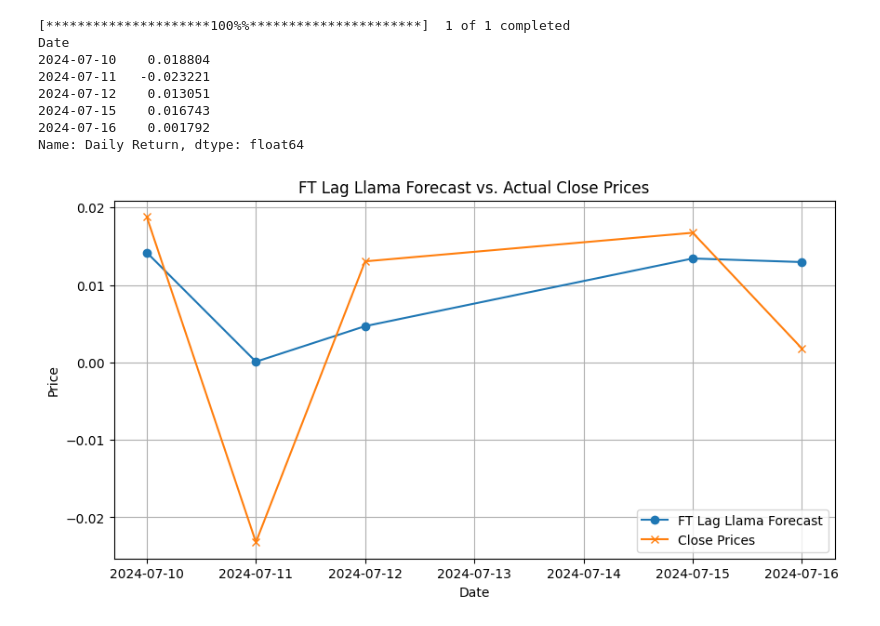
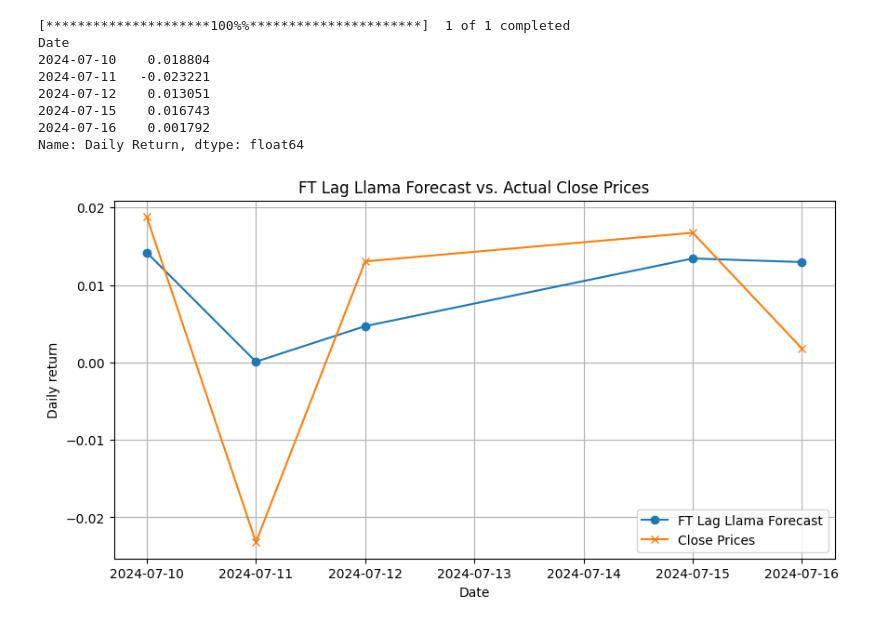
Before and after one commit to filip-topic/Time-Series-Foundation-Models-in-Financial-time-series-prediction, a Jupyter notebook: notebook.ipynb, the cells around one changed output. Drawn from its saved outputs; the diff is of its cells as text; code cells hidden in the pictures.

```diff
--- a/notebook.ipynb
+++ b/notebook.ipynb
@@ -436,5 +192,5 @@ fine_tune_data = lag_llama.prepare_data(simple_data, 0, "daily")
 # %%
-predictor = estimator.train(fine_tune_data, cache_data = True, shuffle_buffer_length = 1000)
+predictor = estimator.train(ft_train_data, cache_data = True, shuffle_buffer_length = 1000)
 # %% [output]
 GPU available: False, used: False
 TPU available: False, using: 0 TPU cores
@@ -473,11 +227,13 @@ fine_tune_test_data = lag_llama.prepare_data(simple_data, 5, "daily")
+# %%
+ft_test_data = lag_llama.prepare_data(test_data, 0, FREQUENCY)
 # %%
 forecast_it, ts_it = make_evaluation_predictions(
-        dataset=fine_tune_test_data,
+        dataset=ft_test_data,
         predictor=predictor,
         num_samples=100
     )
 # %%
-forecasts = list(tqdm(forecast_it, total=len(fine_tune_data), desc="Forecasting batches"))
+forecasts = list(tqdm(forecast_it, total=len(ft_test_data), desc="Forecasting batches"))
 # %%
 ft_lag_llama_forecast = forecasts[0].samples.mean(axis = 0)
 # %%
@@ -540,22 +337,22 @@ Name: Daily Return, dtype: float64
 # %%
 dates = pd.date_range(start='2024-07-10', end='2024-07-16', freq='B')
 
 ft_lag_llama_forecast_series = pd.Series(ft_lag_llama_forecast, index=dates)
 close_prices_series = pd.Series(daily_returns, index=dates)
 
 # Plot the data
 plt.figure(figsize=(10, 5))
 plt.plot(ft_lag_llama_forecast_series, label='FT Lag Llama Forecast', marker='o')
 plt.plot(close_prices_series, label='Close Prices', marker='x')
 
 # Adding title and labels
 plt.title('FT Lag Llama Forecast vs. Actual Close Prices')
 plt.xlabel('Date')
-plt.ylabel('Price')
+plt.ylabel('Daily return')
 plt.legend()
 plt.grid(True)
 
 # Show the plot
 plt.show()
 # %% [output]
-[figure, old version]
+[figure, new version]
```
Also changed, not shown: parts of 19 cells of this notebook, 8 other files.
